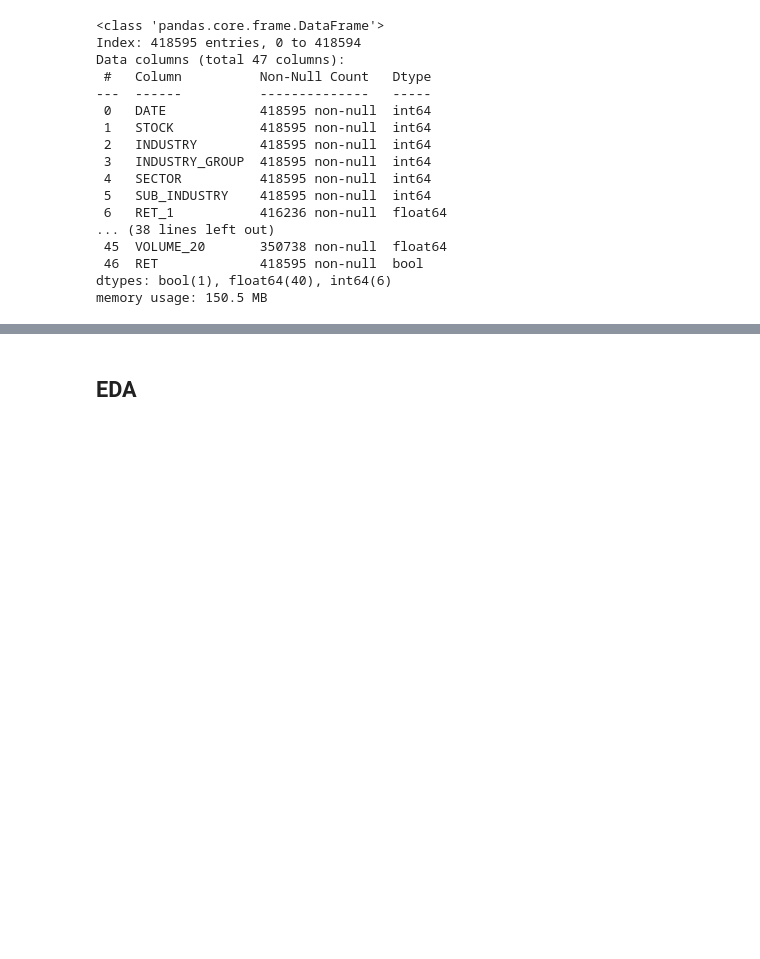
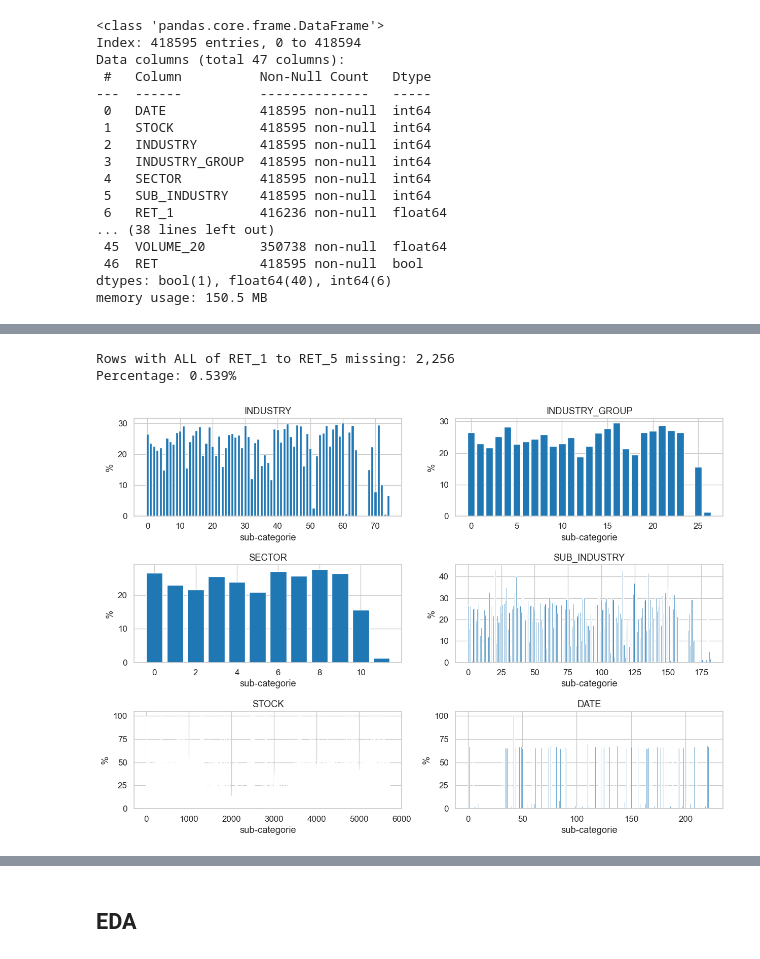
Before and after one commit to anbinh-bui/Stock-Return-Prediction-Challenge-, a Jupyter notebook: EDA.ipynb, the cells around one changed output, grey strips where cells are left out. Saved outputs shown, nothing was run; the diff lists cells and outputs as text; code cells hidden in the pictures; blank space fills up the shorter version.

```diff
--- a/EDA.ipynb
+++ b/EDA.ipynb
@@ -3,11 +3,20 @@ import pandas as pd
 import numpy as np
 import matplotlib.pyplot as plt
 import seaborn as sns
-from sklearn.impute import KNNImputer
-from sklearn.model_selection import TimeSeriesSplit
+from sklearn.impute import KNNImputer, SimpleImputer
+from sklearn.model_selection import TimeSeriesSplit, StratifiedKFold, cross_val_score
 from sklearn.preprocessing import StandardScaler
+from statsmodels.tsa.stattools import adfuller
 import xgboost as xgb
+from sklearn.ensemble import RandomForestClassifier
+
 from scipy import stats
 import warnings
 warnings.filterwarnings('ignore')
+
+# Plotting configuration
+sns.set_style('whitegrid')
+sns.set_context('notebook', font_scale=1.1)
+plt.rcParams['figure.figsize'] = (12, 6)
+plt.rcParams['figure.dpi'] = 100
 # %% [markdown]
@@ -64,0 +166,21 @@ Note: DATE is just grouping key
+# %%
+ret_early = [f'RET_{i}' for i in range(1, 6)]
+all_ret_missing = train[ret_early].isnull().all(axis=1)
+print(f"\nRows with ALL of RET_1 to RET_5 missing: {all_ret_missing.sum():,}")
+print(f"Percentage: {all_ret_missing.sum() / len(train) * 100:.3f}%")
+# %% [output]
+Rows with ALL of RET_1 to RET_5 missing: 2,256
+Percentage: 0.539%
+# %%
+plt.figure(figsize=(15,10))
+plt.subplots_adjust(hspace=0.5)
+for i,categorie in enumerate(['INDUSTRY', 'INDUSTRY_GROUP', 'SECTOR', 'SUB_INDUSTRY', 'STOCK', 'DATE']):
+    plt.subplot(3,2,i+1)
+    plt.title(categorie)
+    plt.bar(train[categorie].sort_values().unique(),
+            [(train[train[categorie]==sub_categorie].isna().sum(axis=1)>0).sum()/len(train[train[categorie]==sub_categorie])*100 for sub_categorie in train[categorie].sort_values().unique()])
+    plt.xlabel('sub-categorie')
+    plt.ylabel('%')
+plt.show()
+# %% [output]
+[figure, added]
```
Also changed, not shown: parts of 37 cells of this notebook.
